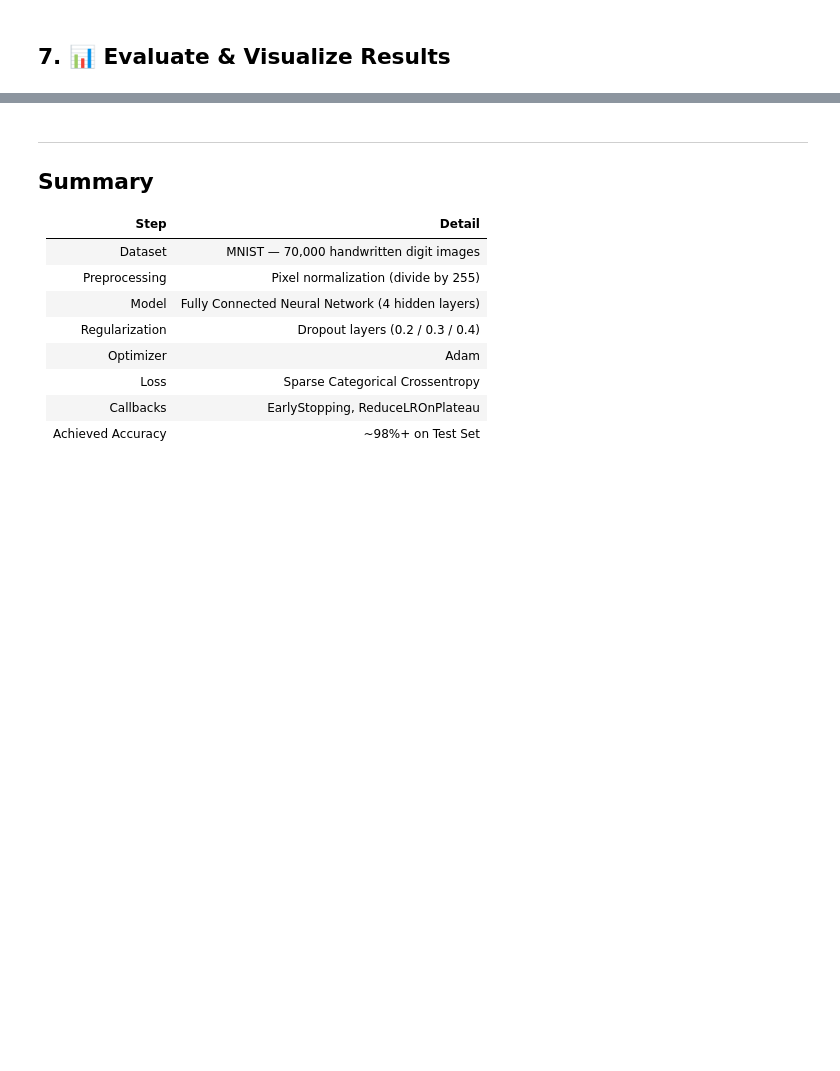
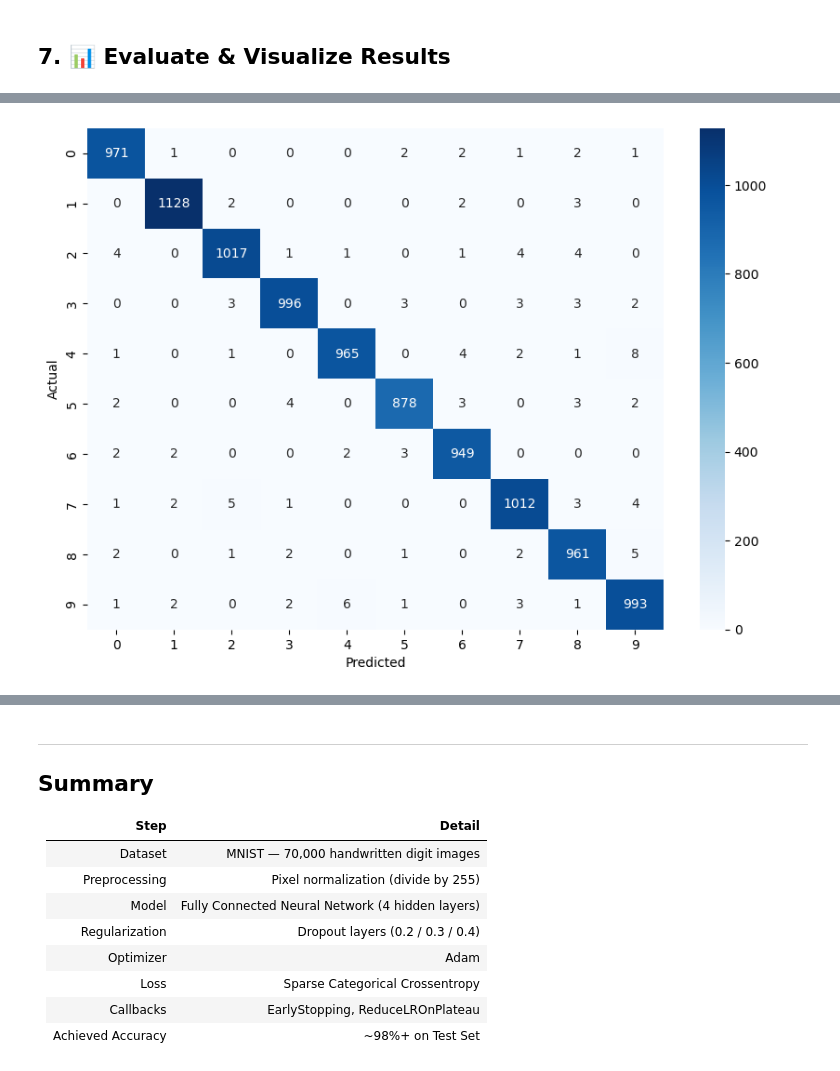
Before and after one commit to deepaksr-07/mnist-digit-classifier, a Jupyter notebook: MNIST_Digit_Recognition.ipynb, the cells around one changed output, grey strips where cells are left out. Drawn from its saved outputs; the diff is of its cells as text; code cells hidden in the pictures; blank space fills up the shorter version.

```diff
--- a/MNIST_Digit_Recognition.ipynb
+++ b/MNIST_Digit_Recognition.ipynb
@@ -303,0 +304,10 @@ plt.show()
+# %%
+# plotting the confusion matrix using seaborn heatmap
+y_pred = model.predict(X_test_norm).argmax(axis=1)
+cm = confusion_matrix(y_test, y_pred)
+plt.figure(figsize=(10, 7))
+sns.heatmap(cm, annot=True, fmt='d', cmap='Blues', xticklabels=np.arange(10), yticklabels=np.arange(10))
+plt.xlabel('Predicted')
+plt.ylabel('Actual')
+plt.show()
+# %% [output]
@@ -303,0 +315 @@ plt.show()
+[figure, added]
```
Also changed, not shown: parts of 7 cells of this notebook.
